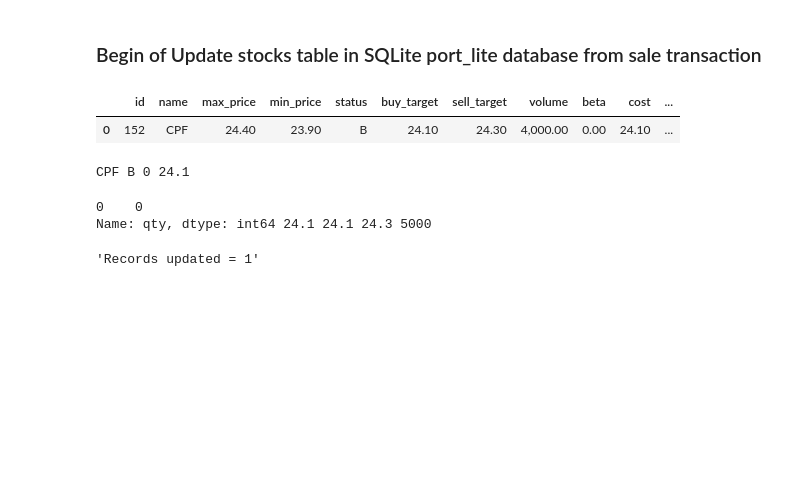
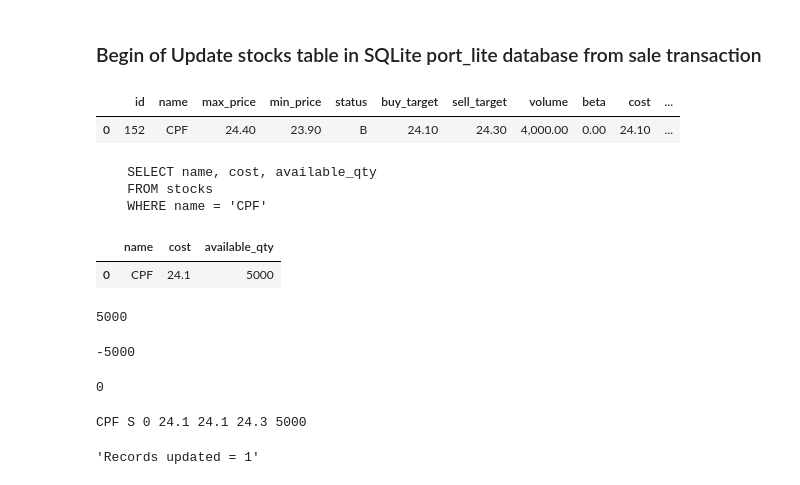
Before and after one commit to santimcs/A5, a Jupyter notebook: Daily/110 - Update Buy and Dividend from Transactions in Portfolio.ipynb, the cells around one changed output. Drawn from its saved outputs; the diff is of its cells as text; code cells hidden in the pictures; blank space fills up the shorter version.

```diff
--- a/Daily/110 - Update Buy and Dividend from Transactions in Portfolio.ipynb
+++ b/Daily/110 - Update Buy and Dividend from Transactions in Portfolio.ipynb
@@ -214,0 +407,2 @@ def update_stock(conlite, name, new_qty, new_unit_cost, new_buy_target, new_sell
+# %%
+update_stock(conlite, name, qty, new_unit_cost, new_buy_target, new_sell_target, new_buy_qty)
@@ -322,6 +487,6 @@ transaction, name, qty, buy_price
 # %% [markdown]
 ### Begin of Update buy table in MySQL stock database from sale transaction
 # %%
-old_qty = df_buys_latest['qty']
+old_qty = df_buys_latest['qty'].iloc[0]
 old_qty
 # %% [output]
@@ -338,6 +505,3 @@ show_buy(const, name)
 # %% [output]
 |  | name | date | shares | price | active | period | grade |
 | 0 | CPF | 2025-08-21 | 5,000 | 24.10 | 1 | 4 | A1 |
-# %%
-buy_price = 24.1
-buy_price
@@ -388,0 +540,3 @@ Name: qty, dtype: int64
+# %%
+new_qty = df_dividend['shares'].iloc[0] + qty
+new_qty
@@ -418,11 +574,3 @@ show_stocks(conlite, name)
 # %% [output]
 |  | id | name | max_price | min_price | status | buy_target | sell_target | volume | beta | cost | ... |
 | 0 | 152 | CPF | 24.40 | 23.90 | B | 24.10 | 24.30 | 4,000.00 | 0.00 | 24.10 | ... |
-# %%
-# Extract scalar values from Pandas Series (if applicable)
-new_qty_value = new_qty.iloc[0] if hasattr(new_qty, 'iloc') else new_qty
-#cost_value = cost.iloc[0] if hasattr(cost, 'iloc') else cost
-# Print the values
-print(name, transaction, new_qty_value, buy_price)
-# %% [output]
-CPF B 0 24.1
@@ -449 +577,32 @@ def update_stock(conlite, name, new_qty, new_price):
+# %%
+sql = """
+    SELECT name, cost, available_qty
+    FROM stocks
+    WHERE name = '{}'
+""".format(name)
+print(sql)
+
+df_stocks = pd.read_sql(sql, conlite)
+df_stocks['available_qty'] = df_stocks['available_qty'].astype('int64')
+df_stocks
+# %% [output]
+    SELECT name, cost, available_qty
+    FROM stocks
+    WHERE name = 'CPF'
+|  | name | cost | available_qty |
+| 0 | CPF | 24.1 | 5000 |
+# %%
+old_qty = int(df_stocks['available_qty'].iloc[0])
+old_qty
+# %% [output]
+5000
+# %%
+qty
+# %% [output]
+-5000
+# %%
+new_qty = old_qty + qty
+new_qty
+# %% [output]
+0
 # %%
@@ -452,7 +611,6 @@ new_sell_target = 24.3
 new_buy_qty = 5000
 # %%
-print(new_qty, buy_price, new_buy_target, new_sell_target, new_buy_qty)
+print(name, transaction, new_qty, buy_price, new_buy_target, new_sell_target, new_buy_qty)
 # %% [output]
-0    0
-Name: qty, dtype: int64 24.1 24.1 24.3 5000
+CPF S 0 24.1 24.1 24.3 5000
 # %%
```
Also changed, not shown: parts of 87 cells of this notebook, 26 other files.
